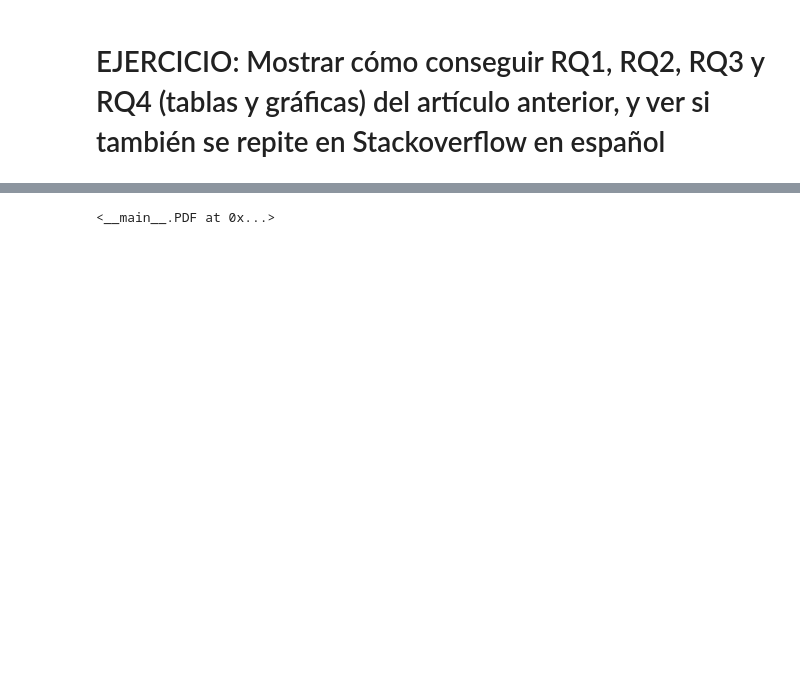
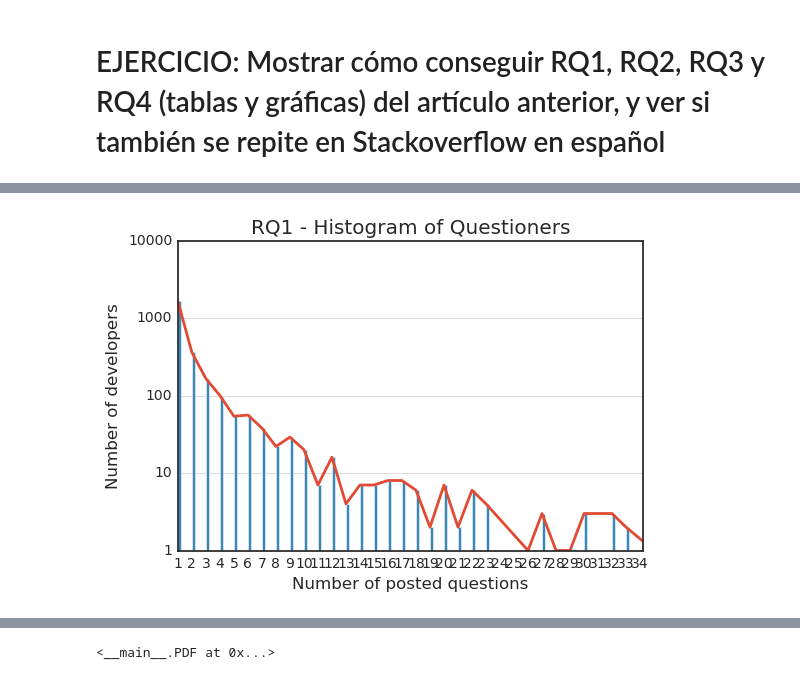
Before and after one commit to JavierCVilla/Master-bgde, a Jupyter notebook: sesion2/sesion2.ipynb, the cells around one changed output, grey strips where cells are left out. Saved outputs shown, nothing was run; the diff lists cells and outputs as text; code cells hidden in the pictures; blank space fills up the shorter version.

```diff
--- a/sesion2/sesion2.ipynb
+++ b/sesion2/sesion2.ipynb
@@ -502,0 +563,28 @@ PDF('http://ink.library.smu.edu.sg/cgi/viewcontent.cgi?article=2810&context=sis_
+# %%
+quest_dev_ask_df = quest_dev_ask.DataFrame()
+
+plt.style.use('seaborn-white')
+
+x = quest_dev_ask_df.numQ
+y = quest_dev_ask_df.freq
+
+import matplotlib.ticker
+
+fig, ax = plt.subplots()
+plt.bar(x,y, width=0.2) # Bar chart
+plt.xlabel("Number of posted questions")
+plt.ylabel("Number of developers")
+plt.yscale('log')
+plt.xticks([a for a in range(max(x))])
+plt.title("RQ1 - Histogram of Questioners")
+plt.plot(x, y, linewidth=2.0)
+plt.xlim(1, np.percentile(x, 80))
+plt.grid(zorder=0, which='major', axis='y')
+
+ax.yaxis.set_major_formatter(matplotlib.ticker.ScalarFormatter())
+ax.yaxis.set_major_formatter(matplotlib.ticker.FormatStrFormatter('%d'))
+ax.yaxis.set_major_formatter(matplotlib.ticker.FuncFormatter(lambda x, pos: str(int(round(x)))))
+
+plt.show()
+# %% [output]
+[figure, added]
```
Also changed, not shown: parts of 19 cells of this notebook.
